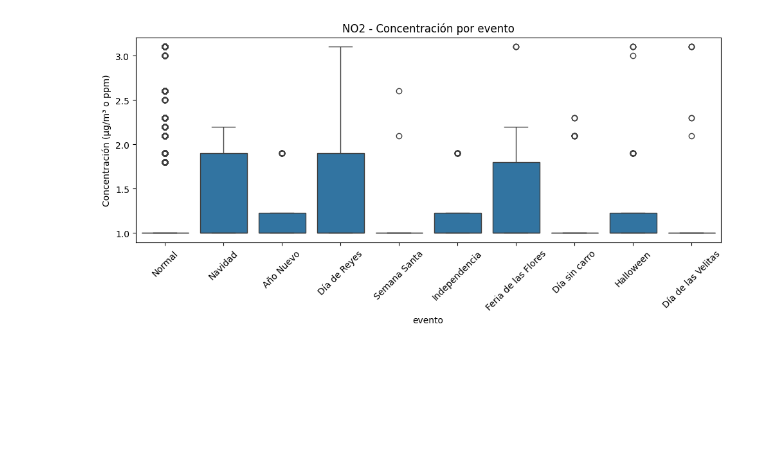
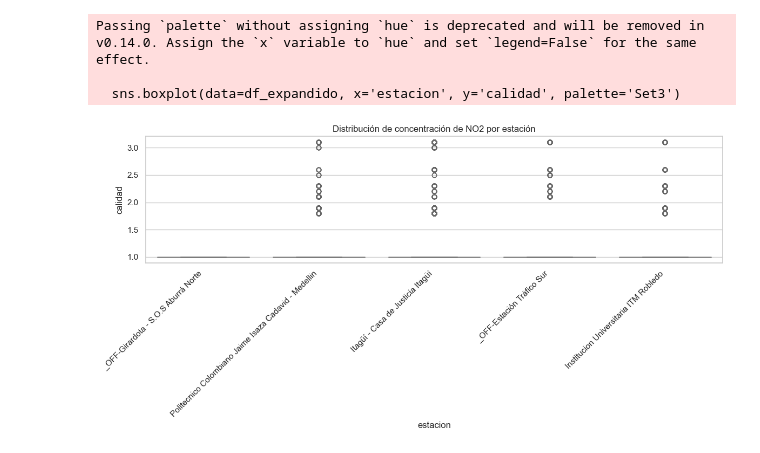
Before and after one commit to jerozapata/Respirando-Datos, a Jupyter notebook: datos_no2.ipynb, the cells around one changed output. Cells and saved outputs as stored; diff of their text form; code cells hidden in the pictures; blank space fills up the shorter version.

```diff
--- a/datos_no2.ipynb
+++ b/datos_no2.ipynb
@@ -89 +29,19 @@ contaminante_unico = df['contaminante'].unique()[0] if not df['contaminante'].is
+# %%
+# ===========================
+# 3. Limpieza y fechas
+# ===========================
+# Convertir a datetime
+df_expandido['fecha'] = pd.to_datetime(df_expandido['fecha'], errors='coerce')
+df_expandido = df_expandido.dropna(subset=['fecha'])
+
+# Filtrar registros calibrados
+df_expandido = df_expandido[df_expandido['valor'] != -9999]
+
+# Convertir 'calidad' a numérico
+df_expandido['calidad'] = pd.to_numeric(df_expandido['calidad'], errors='coerce')
+df_expandido = df_expandido.dropna(subset=['calidad'])
+
+# Extraer mes y año
+df_expandido['mes'] = df_expandido['fecha'].dt.month
+df_expandido['anio'] = df_expandido['fecha'].dt.year
 # %%
@@ -386,11 +97,15 @@ plt.show()
 # %%
-#Semana vs fin de semana
-plt.figure(figsize=(10, 5))
-sns.boxplot(data=df, x='evento', y='valor')
-plt.title(f'{contaminante_unico.upper()} - Concentración por evento')
-plt.ylabel('Concentración (μg/m³ o ppm)')
-plt.xticks(rotation=45)
+# ===========================
+# 7. Distribución por estación
+# ===========================
+plt.figure(figsize=(12, 6))
+sns.boxplot(data=df_expandido, x='estacion', y='calidad', palette='Set3')
+plt.title(f'Distribución de concentración de {parametro.upper()} por estación')
+plt.xticks(rotation=45, ha='right')
 plt.tight_layout()
 plt.show()
 # %% [output]
+Passing `palette` without assigning `hue` is deprecated and will be removed in v0.14.0. Assign the `x` variable to `hue` and set `legend=False` for the same effect.
+
+  sns.boxplot(data=df_expandido, x='estacion', y='calidad', palette='Set3')
-[figure, old version]
+[figure, new version]
```
Also changed, not shown: parts of 31 cells of this notebook, 9 other files.
